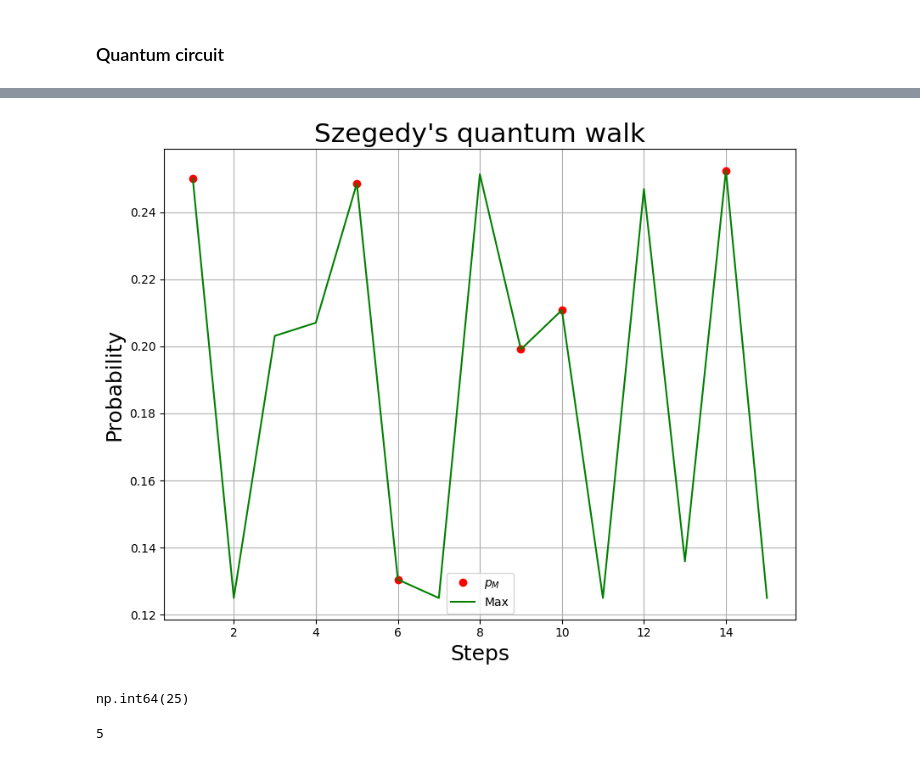
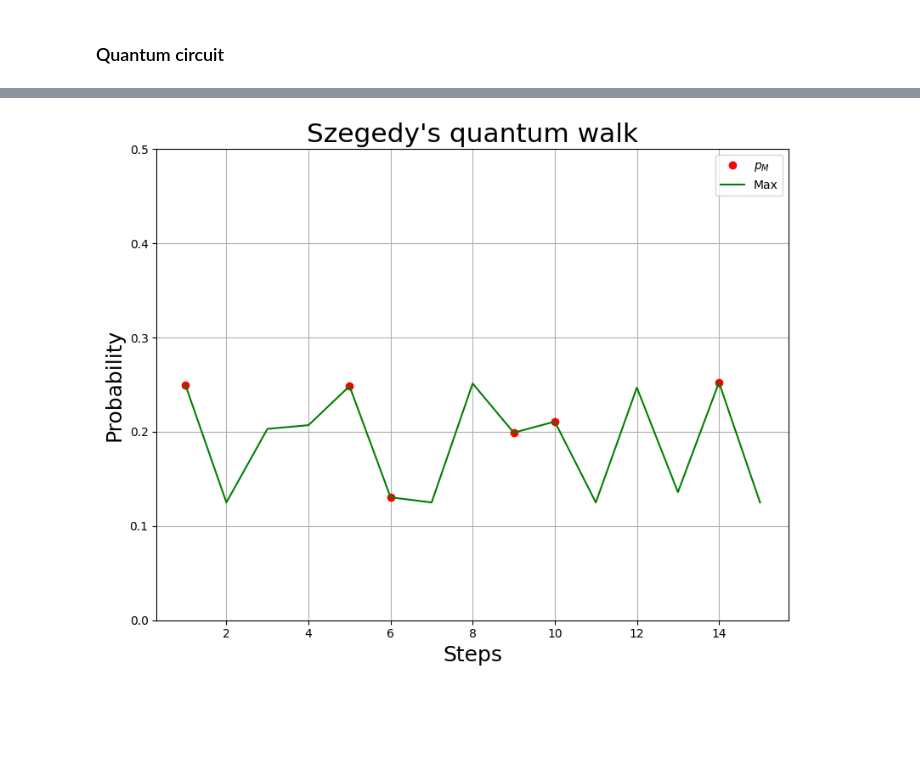
Before and after one commit to maxwell04-wq/qrw-for-pagerank, a Jupyter notebook: LitRev/2016_santos_queries/santos.ipynb, the cells around one changed output, grey strips where cells are left out. Saved outputs shown, nothing was run; the diff lists cells and outputs as text; code cells hidden in the pictures; blank space fills up the shorter version.

```diff
--- a/LitRev/2016_santos_queries/santos.ipynb
+++ b/LitRev/2016_santos_queries/santos.ipynb
@@ -131,32 +134,8 @@ dev = qml.device("default.qubit", wires=num_qubits)
 def circuit(steps):
     # qml.StatePrep(psi, wires=range(num_qubits))
     [qml.Hadamard(i) for i in range(num_qubits)]
-    # [qml.Hadamard(i) for i in range(N)]
-    # [qml.Hadamard(i) for i in range(2**n, N)]
     for _ in range(steps):
         # Apply the unitary matrix
-        qml.QubitUnitary(Up, wires=range(num_qubits), id=r"U_p")
+        qml.QubitUnitary(Up, wires=range(num_qubits), id=r"$U_p$")
     # Measure all qubits
     return qml.state()
-
-# data arrays
-m_x = []
-m_y = []
-max_data = []
-
-# Execute the circuit
-print("Steps\tMax\t\t\tmax_index\tx\ty\tx==m")
-steps = 3*N
-for k in range(1, steps+1):
-    state_vector = circuit(k)
-    # Plot the quantum circuit
-    # fig, ax = qml.draw_mpl(circuit)(steps)
-    # ax.set_title(f"k={steps}", fontsize=20)
-    max_prob = np.abs(np.max(state_vector))
-    max_data.append(max_prob)
-    max_index = qml.math.argmax(state_vector)
-    print(f"{k}\t{np.abs(np.max(state_vector))}\t{max_index}\t\t{max_index//2**n}\t{max_index%2**n}\t{max_index//2**n==m-1}")
-    if max_index//2**n==m-1:
-        m_x.append(k)
-        m_y.append(max_prob)
-    # print(state_vector)
@@ -180,24 +188,17 @@ Steps   Max                     max_index       x       y       x==m
 # %%
 scale_factor = 1.5
 default_figsize = plt.rcParams["figure.figsize"]
 scaled_figsize = (default_figsize[0] * scale_factor, default_figsize[1] * scale_factor)
 
 plt.figure(figsize=scaled_figsize)
 plt.plot(m_x, m_y, "ro", label=r"$p_M$")
 plt.plot(range(1, steps+1), max_data, 'g', label=r"Max")
 plt.legend()
 plt.title("Szegedy's quantum walk", fontsize=15*scale_factor)
 plt.xlabel("Steps", fontsize=12*scale_factor)
 plt.ylabel("Probability", fontsize=12*scale_factor)
+plt.ylim((0, 0.5))
 plt.grid()
 plt.show()
 # %% [output]
-[figure, old version]
+[figure, new version]
-# %%
-qml.math.argmax(state_vector)
-# %% [output]
-np.int64(25)
-# %%
-m
-# %% [output]
-5
```
Also changed, not shown: parts of 4 cells of this notebook.
